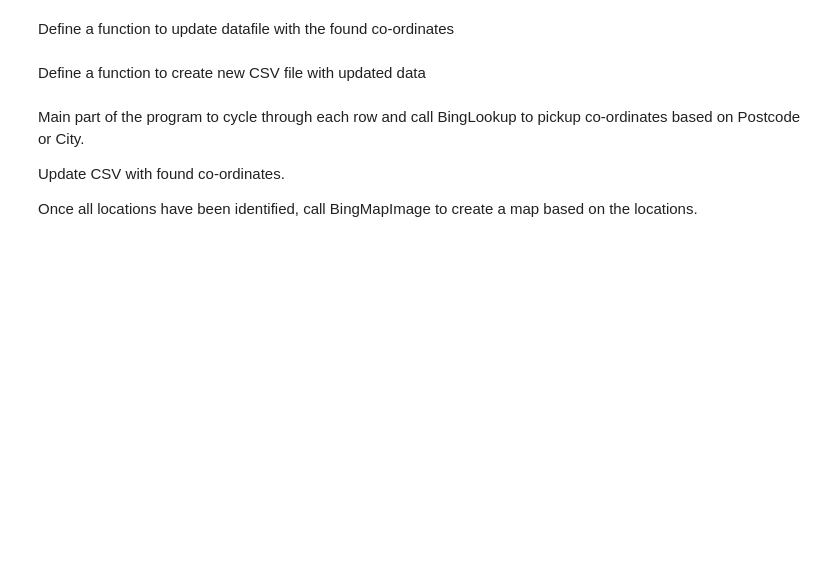
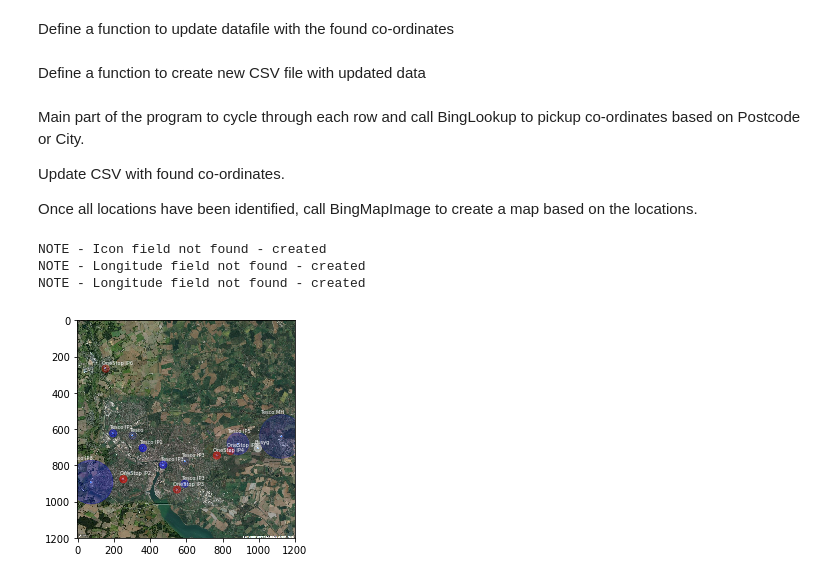
Before and after one commit to simoncgray/MappingLocations, a Jupyter notebook: LocationLookup.ipynb, the cells around one changed output. Drawn from its saved outputs; the diff is of its cells as text; code cells hidden in the pictures; blank space fills up the shorter version.

Commit message:
Added Functionality & Error handling
Added Functionality:
 Circles based on size of Site
 Transparency of Circles
 Error handling

```diff
--- a/LocationLookup.ipynb
+++ b/LocationLookup.ipynb
@@ -42,6 +77,7 @@ def CoordTest(num_in):
             else:
                 num_bool = False
         else:
+            num = num_in
             if num > -180 and num < 180:
                 num_bool = True
             else:
@@ -130,17 +239,2 @@ def Pushpin_Icon(Company, Users, Row):
 # %% [markdown]
 Function to produce the map and save locally.
-# %%
-def BingMapImage(pushpin_location):
-
-    Map_Lookup = 'https://dev.virtualearth.net/REST/v1/Imagery/Map/' + BingMaps_Style + '?' + pushpin_location + "mapSize=" + BingMaps_Size + "&format=" + BingMaps_format + "&key=" + BingMaps_SubKey
-
-    Map_request = urllib.request.urlretrieve(Map_Lookup, Output_Map)
-
-    # following code to make the map appear within the Jupyter Notebook
-#    image=Image.open(Output_Map)
-
-#    plt.imshow(image, aspect='auto')
-#    plt.show()
-
-
-    #print(Map_Lookup) #used so you can manually open the HTTPS request.
@@ -167,48 +341,65 @@ Once all locations have been identified, call BingMapImage to create a map based
 # %%
 row_count = 0
 pushpin_location = ""
+DFValidate()
 for Location in source_data["Reference"]:
     if source_data["Postcode"][row_count]:
         Location = source_data["Postcode"][row_count]
     else:
         BingPostcodeLookup(source_data["Address"][row_count],source_data["City"][row_count],row_count)
+        Location = source_data["Postcode"][row_count]
 
-    Location_lat = source_data["Latitude"][row_count]
-    Location_long = source_data["Longitude"][row_count]
+    LatTest_Return = False
+    LongTest_Return = False
 
-    LatTest_Return = CoordTest(Location_lat)
-    LongTest_Return = CoordTest(Location_long)
+    if source_data["Latitude"][row_count] and source_data["Longitude"][row_count]:
+        Location_lat = source_data["Latitude"][row_count]
+        Location_long = source_data["Longitude"][row_count]
+
+        LatTest_Return = CoordTest(Location_lat)
+        LongTest_Return = CoordTest(Location_long)
 
     if not LatTest_Return and not LongTest_Return:
-        coordinates = BingLookup(Location)
+        coordinates = BingLookup(Location, row_count)
         Location_lat = coordinates[0]
         Location_long = coordinates[1]
         UpdateDF(Location_lat, Location_long) #update Dataframe with found location long/lat
 
     #Site reference section
     Site_Ref = source_data["Reference"][row_count]
     if len(Site_Ref) > 3:
         Site_Ref_Short = Site_Ref[:3]
     else:
         Site_Ref_Short = Site_Ref
 
     #Site Icon section
-    Site_Icon = source_data["Icon"][row_count]
-    if not Site_Icon:
-        Pushpin_Icon(source_data["Company"][row_count], source_data["Users"][row_count], row_count)
-        Site_Icon1 = source_data["Icon"][row_count]
+    Site_Icon1 = source_data["Icon"][row_count]
+    if not Site_Icon1:
+        Users = int(source_data["Users"][row_count])
+        Pushpin_Icon(source_data["Company"][row_count], Users, row_count)
+        Site_Icon2 = source_data["Icon"][row_count]
+        Site_Icon_length = len(Site_Icon1) - 1
+        Site_Icon1 = Site_Icon2[:Site_Icon_length]
+        Site_Icon1 = int(Site_Icon1)
 
     Site_Icon = int(round(Site_Icon1))
 
     #Create pushpin
     if not source_data["Postcode"][row_count] == "Not Found":
-        pushpin_location +="pushpin=" + str(Location_lat) + "," + str(Location_long) + ";" + str(Site_Icon) + ";" + Site_Ref_Short + '&'
+        pushpin_location +="pushpin=" + str(Location_lat) + "," + str(Location_long) + ";" + str(Site_Icon) + '&' # + Site_Ref_Short + ";"
 
     row_count +=1
 
-BingMapImage(pushpin_location) #create Map based on locations using Bing Maps
+Circle_Size = BingMapMetaData(pushpin_location) # create Map based on locations using Bing Maps and produce metadata instead of map.
+
+BingMapImage(pushpin_location, Circle_Size) #create Map based on locations using Bing Maps
 
 #print(source_data)
 UpdateCSV() #create a new file with location latitude / longitude included.
 
 #print("End")
+# %% [output]
+NOTE - Icon field not found - created
+NOTE - Longitude field not found - created
+NOTE - Longitude field not found - created
+[figure, added]
```
Also changed, not shown: parts of 12 cells of this notebook.
